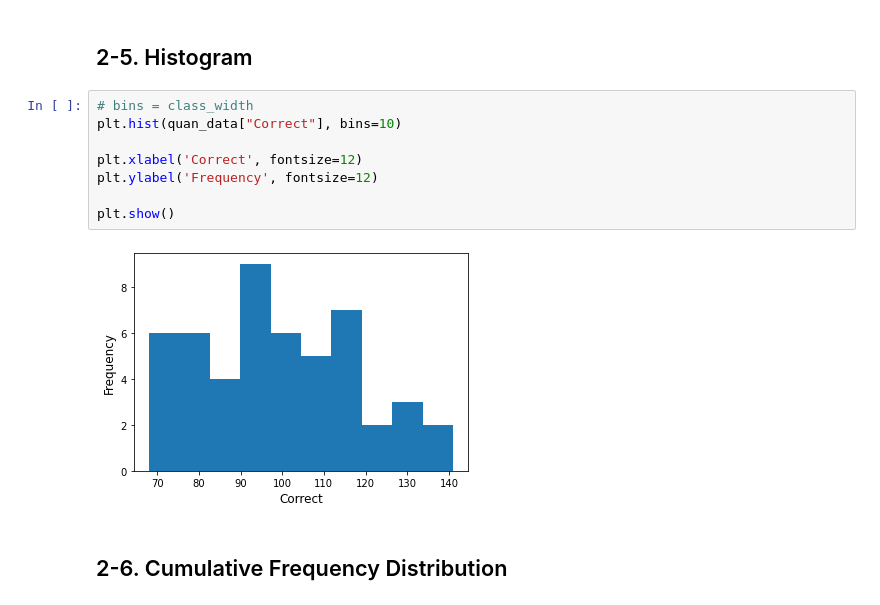
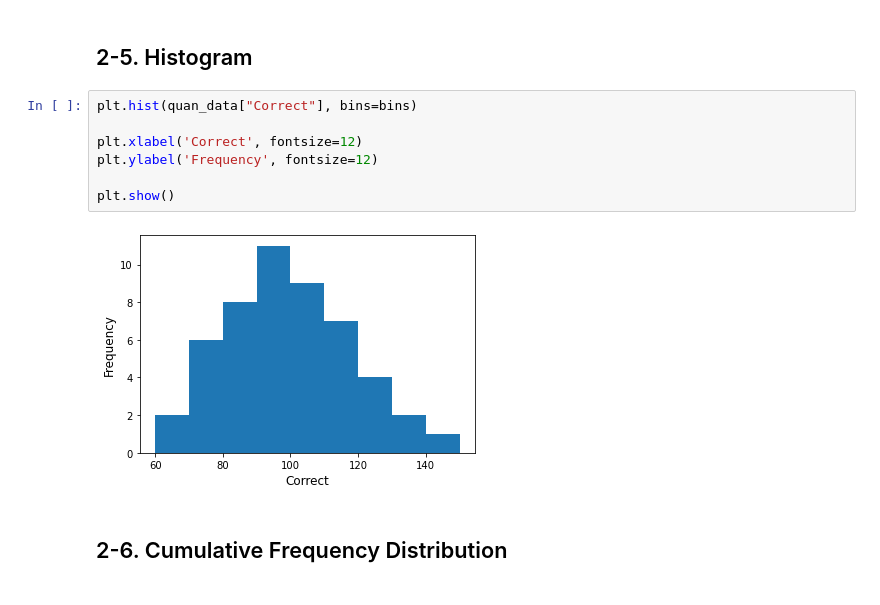
Before and after one commit to ParkByungYoon/Statistics-for-Economics-and-Management, a Jupyter notebook: python_code_01.ipynb, the cells around one changed output. Saved outputs shown, nothing was run; the diff lists cells and outputs as text.

```diff
--- a/python_code_01.ipynb
+++ b/python_code_01.ipynb
@@ -406,15 +406,14 @@ quan_table
 # %% [markdown]
 ## 2-5. Histogram
 # %%
-# bins = class_width
-plt.hist(quan_data["Correct"], bins=10)
+plt.hist(quan_data["Correct"], bins=bins)
 
 plt.xlabel('Correct', fontsize=12)
 plt.ylabel('Frequency', fontsize=12)
 
 plt.show()
 # %% [output]
-[figure, old version]
+[figure, new version]
 # %% [markdown]
 ## 2-6. Cumulative Frequency Distribution
 # %% [markdown]
```
Also changed, not shown: 5 other files.
